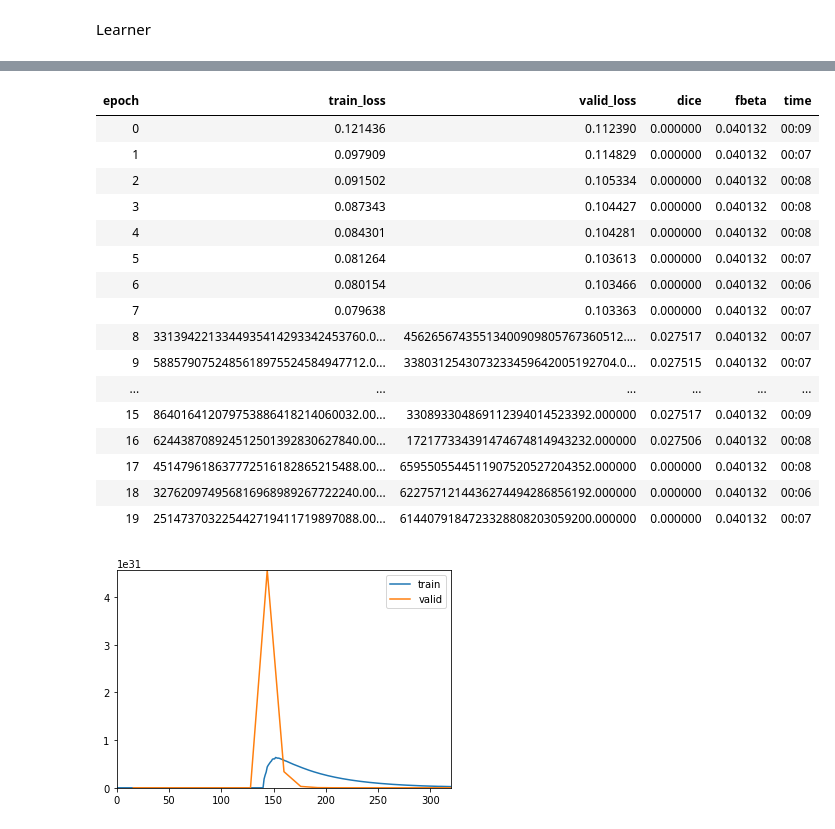
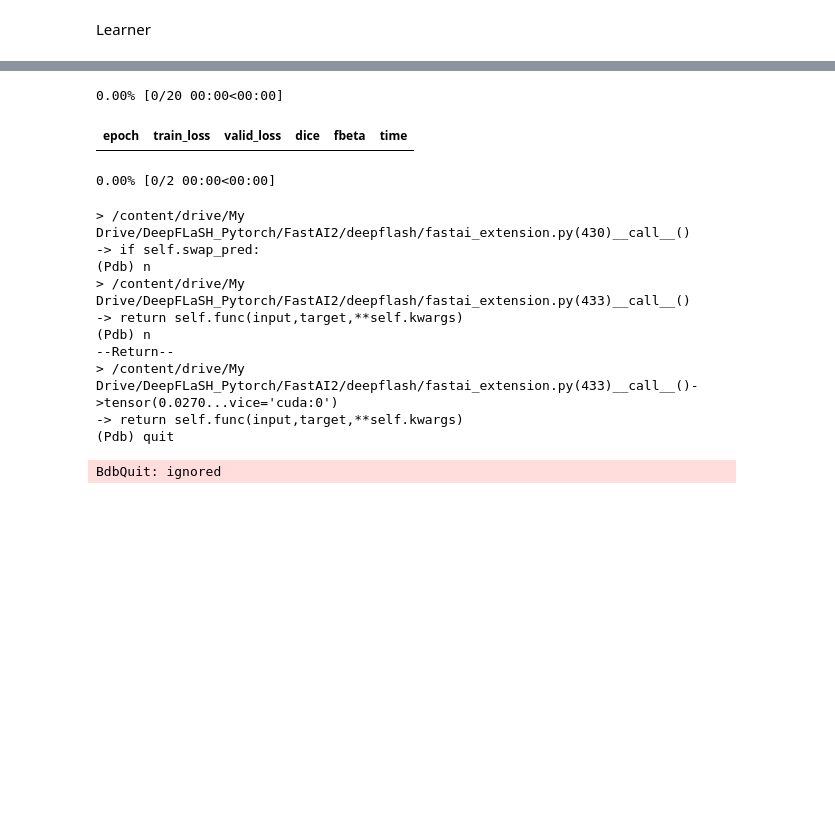
Before and after one commit to mjwock/FastAI_Microscopy_Image_Segmentation, a Jupyter notebook: DeepFLaSH_010220.ipynb, the cells around one changed output, grey strips where cells are left out. Saved outputs shown, nothing was run; the diff lists cells and outputs as text; code cells hidden in the pictures; blank space fills up the shorter version.

```diff
--- a/DeepFLaSH_010220.ipynb
+++ b/DeepFLaSH_010220.ipynb
@@ -170,7 +166,7 @@ Transforms are generally applied on train set only, but this can be changed with
 *   random rotation
 *   elastic deformation
 # %%
-tfms = get_custom_transforms(elastic_deformation=False)
+tfms = get_custom_transforms(elastic_deformation=False, max_lighting=None)
 #tfms = None
 # %% [markdown]
 **Create databunch object**
@@ -218,7 +211,7 @@ learn = Learner(data,
                 metrics = [IoU,f1],
                 loss_func = WeightedCrossEntropyLoss(axis=1, reduction_mode='mean'),
                 callback_fns=ShowGraph,
-                wd=WEIGHT_DECAY)
+                wd=0)
 # %%
 learn.lr_find(end_lr=10)
 learn.recorder.plot()
@@ -237,24 +227,20 @@ LR Finder is complete, type {learner_name}.recorder.plot() to see the graph.
 # %%
-learn.fit_one_cycle(20,max_lr=8e-1)
+learn.fit_one_cycle(20,max_lr=8e-4)
 # %% [output]
+0.00% [0/20 00:00<00:00]
 | epoch | train_loss | valid_loss | dice | fbeta | time |
-| 0 | 0.121436 | 0.112390 | 0.000000 | 0.040132 | 00:09 |
-| 1 | 0.097909 | 0.114829 | 0.000000 | 0.040132 | 00:07 |
-| 2 | 0.091502 | 0.105334 | 0.000000 | 0.040132 | 00:08 |
-| 3 | 0.087343 | 0.104427 | 0.000000 | 0.040132 | 00:08 |
-| 4 | 0.084301 | 0.104281 | 0.000000 | 0.040132 | 00:08 |
-| 5 | 0.081264 | 0.103613 | 0.000000 | 0.040132 | 00:07 |
-| 6 | 0.080154 | 0.103466 | 0.000000 | 0.040132 | 00:06 |
-| 7 | 0.079638 | 0.103363 | 0.000000 | 0.040132 | 00:07 |
-| 8 | 3313942213344935414293342453760.0... | 45626567435513400909805767360512.... | 0.027517 | 0.040132 | 00:07 |
-| 9 | 5885790752485618975524584947712.0... | 3380312543073233459642005192704.0... | 0.027515 | 0.040132 | 00:07 |
-| ... | ... | ... | ... | ... | ... |
-| 15 | 864016412079753886418214060032.00... | 330893304869112394014523392.000000 | 0.027517 | 0.040132 | 00:09 |
-| 16 | 624438708924512501392830627840.00... | 172177334391474674814943232.000000 | 0.027506 | 0.040132 | 00:08 |
-| 17 | 451479618637772516182865215488.00... | 6595505544511907520527204352.000000 | 0.000000 | 0.040132 | 00:08 |
-| 18 | 327620974956816968989267722240.00... | 6227571214436274494286856192.000000 | 0.000000 | 0.040132 | 00:06 |
-| 19 | 251473703225442719411719897088.00... | 6144079184723328808203059200.000000 | 0.000000 | 0.040132 | 00:07 |
-[figure, removed]
+0.00% [0/2 00:00<00:00]
+> /content/drive/My Drive/DeepFLaSH_Pytorch/FastAI2/deepflash/fastai_extension.py(430)__call__()
+-> if self.swap_pred:
+(Pdb) n
+> /content/drive/My Drive/DeepFLaSH_Pytorch/FastAI2/deepflash/fastai_extension.py(433)__call__()
+-> return self.func(input,target,**self.kwargs)
+(Pdb) n
+--Return--
+> /content/drive/My Drive/DeepFLaSH_Pytorch/FastAI2/deepflash/fastai_extension.py(433)__call__()->tensor(0.0270...vice='cuda:0')
+-> return self.func(input,target,**self.kwargs)
+(Pdb) quit
+BdbQuit: ignored
 # %%
 learn.recorder.plot_losses()
 learn.recorder.plot_lr(show_moms=True)
```
Also changed, not shown: parts of 7 cells of this notebook, 1 other file.
